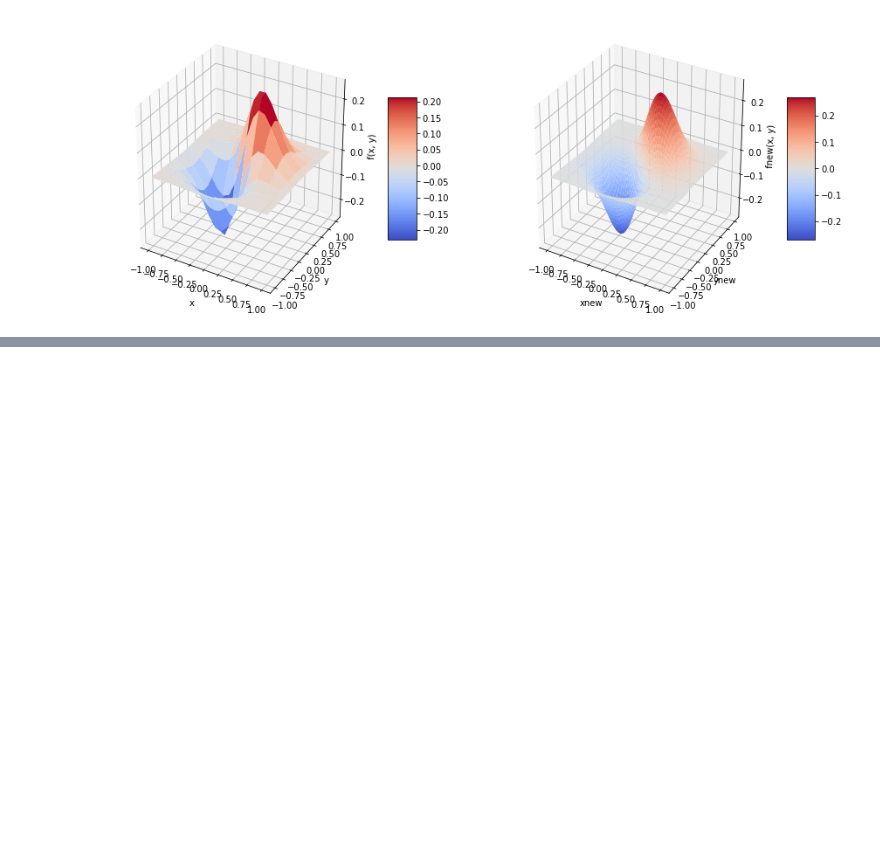
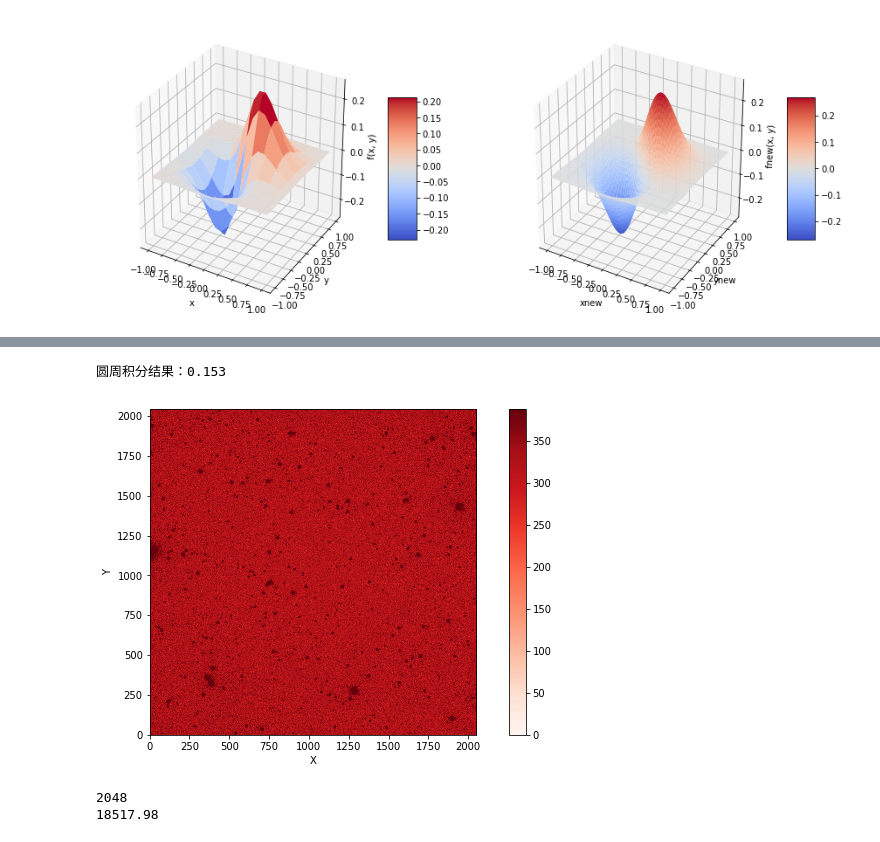
Before and after one commit to Ylllllax/2020_Astro_Statistics, a Jupyter notebook: Practice-1/try：二维插值+二维随机数+圆周积分.ipynb, the cells around one changed output, grey strips where cells are left out. Saved outputs shown, nothing was run; the diff lists cells and outputs as text; code cells hidden in the pictures; blank space fills up the shorter version.

```diff
--- a/Practice-1/try：二维插值+二维随机数+圆周积分.ipynb
+++ b/Practice-1/try：二维插值+二维随机数+圆周积分.ipynb
@@ -58,0 +57,38 @@ SyntaxError: keyword can't be an expression (<ipython-input-20-06ccc90ee409>, li
+# %%
+# 以某一点为中心，在某一半径处做圆周积分
+
+from scipy import integrate
+
+center = [0.5, 0.2]
+r = 0.5
+def newfunc_theta(theta):
+    return r * newfunc(center[0] + r*np.cos(theta), center[1] + r*np.sin(theta))
+
+S = integrate.quad(newfunc_theta, 0, 2*np.pi)[0]
+print ('圆周积分结果：%(m).3f' %{'m':S})
+# %% [output]
+圆周积分结果：0.153
+# %%
+# 使用真实 fits 文件进行计算
+
+import astropy.io.fits as fits
+
+hdu=fits.open('photosample.fit')
+data=hdu[0].data
+header=hdu[0].header
+
+fig=plt.figure(figsize=[12,6])
+ax = fig.add_subplot(111)
+ax.set_xlabel('X')
+ax.set_ylabel('Y')
+im=ax.imshow(data,cmap='Reds',origin='low')
+fig.colorbar(im, ax=ax)
+im.set_clim(0,np.percentile(data.flatten(),98))
+plt.show()
+
+print (len(data))
+print (data[928, 1205])  # 928,1205 分别是 pixel 行、列值减一（pyhton list index 从零开始）
+# %% [output]
+[figure, added]
+2048
+18517.98
```
Also changed, not shown: parts of 7 cells of this notebook, 1 other file.
